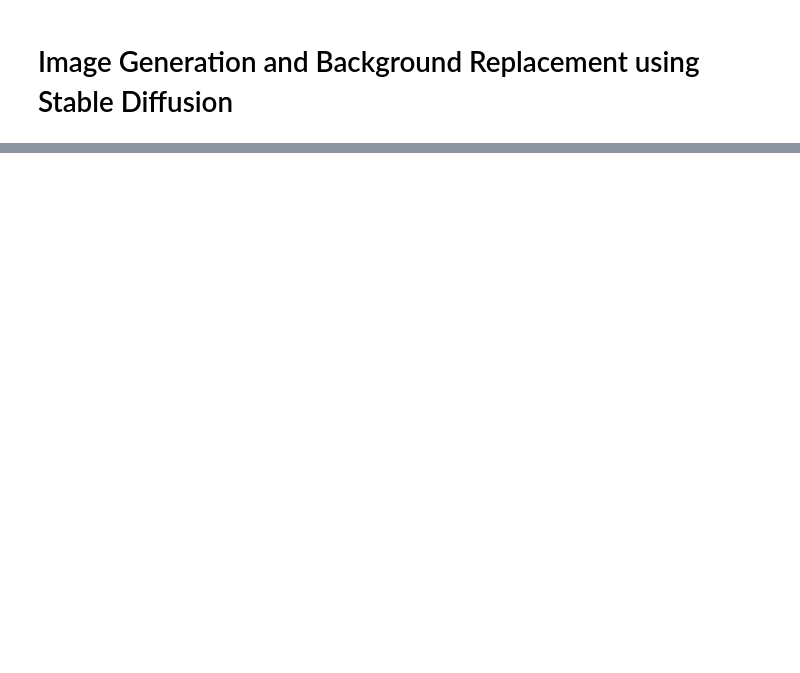
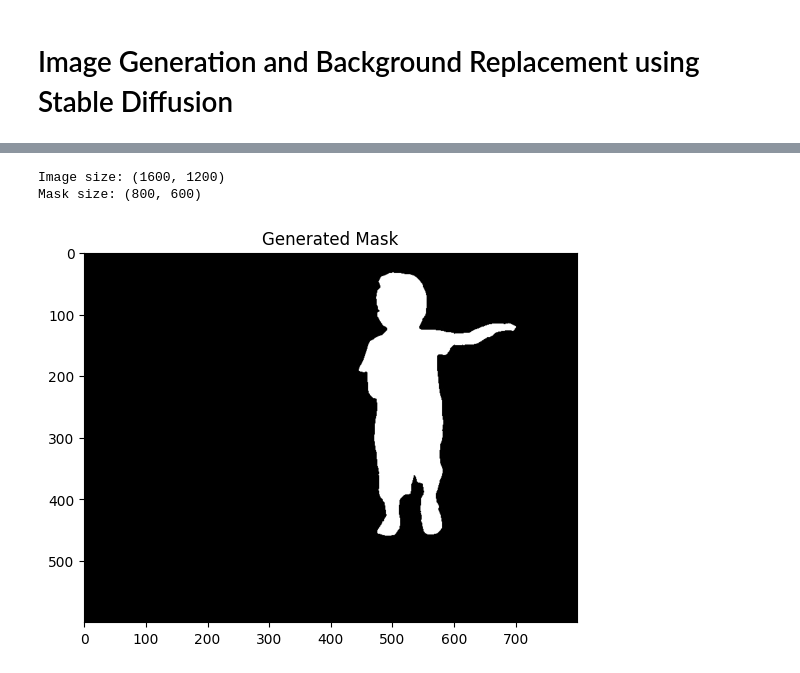
Before and after one commit to Vishnukurra101/Object-Replacement, a Jupyter notebook: Stable_diffusion.ipynb, the cells around one changed output, grey strips where cells are left out. Drawn from its saved outputs; the diff is of its cells as text; code cells hidden in the pictures; blank space fills up the shorter version.

```diff
--- a/Stable_diffusion.ipynb
+++ b/Stable_diffusion.ipynb
@@ -59,0 +95,16 @@ display(image)
+# %%
+import matplotlib.pyplot as plt
+
+image = Image.open('image.jpg')
+mask = Image.open('mask.jpg')
+print(f"Image size: {image.size}")  # (width, height)
+print(f"Mask size: {mask.size}")    # (width, height)
+
+# Display the first mask
+plt.imshow(mask, cmap='gray')
+plt.title("Generated Mask")
+plt.show()
+# %% [output]
+Image size: (1600, 1200)
+Mask size: (800, 600)
+[figure, added]
```
Also changed, not shown: parts of 15 cells of this notebook.
